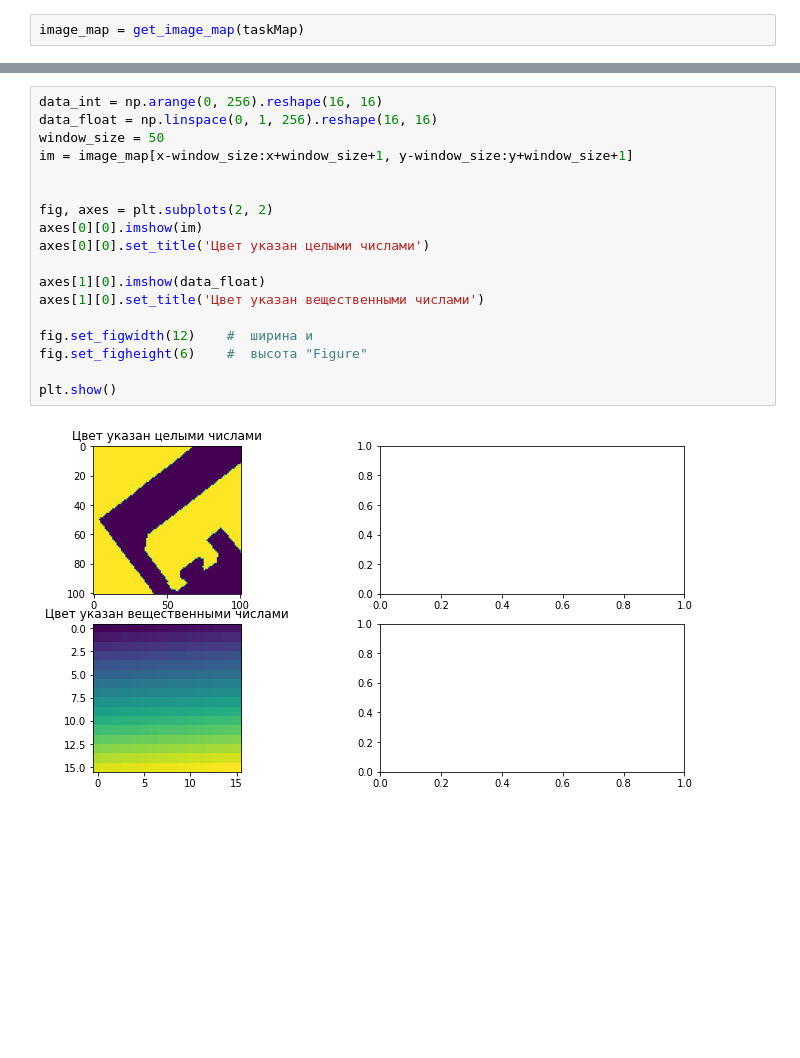
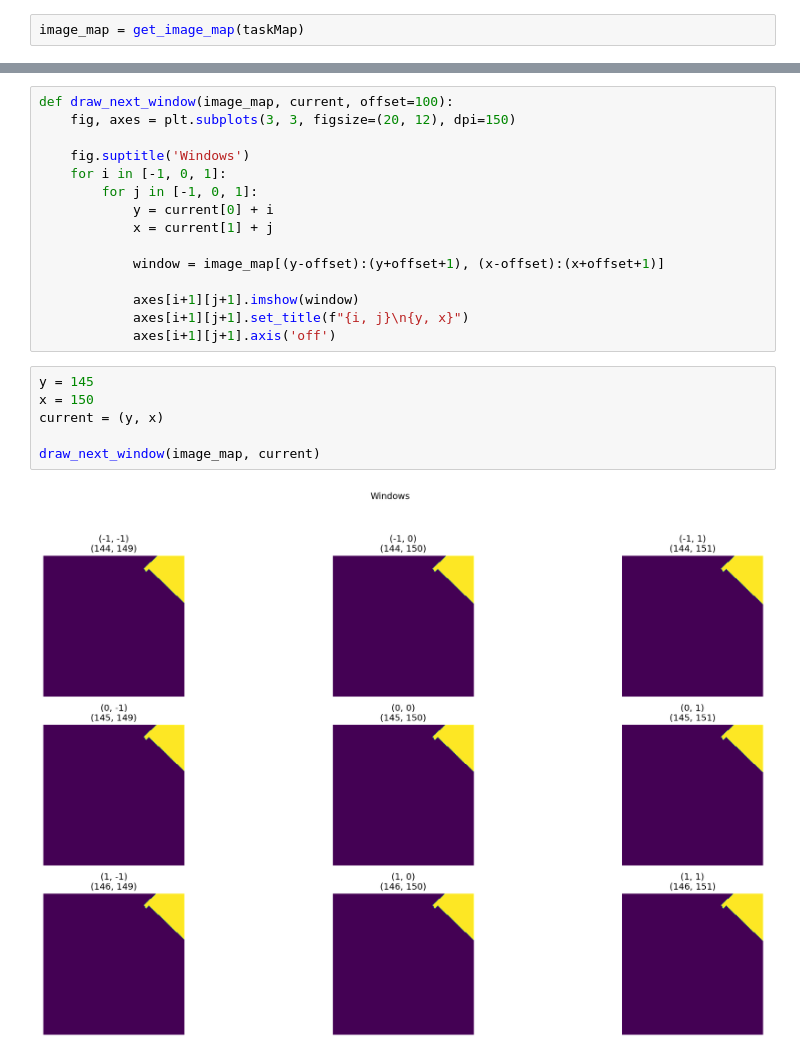
Before and after one commit to ZhekaHauska/hp_mcts_dl, a Jupyter notebook: demo/data.ipynb, the cells around one changed output, grey strips where cells are left out. Saved outputs shown, nothing was run; the diff lists cells and outputs as text; blank space fills up the shorter version.

Commit message:
next windows

```diff
--- a/demo/data.ipynb
+++ b/demo/data.ipynb
@@ -97,20 +34,23 @@ plt.show()
-# %%
-data_int = np.arange(0, 256).reshape(16, 16)
-data_float = np.linspace(0, 1, 256).reshape(16, 16)
-window_size = 50
-im = image_map[x-window_size:x+window_size+1, y-window_size:y+window_size+1]
-
-
-fig, axes = plt.subplots(2, 2)
-axes[0][0].imshow(im)
-axes[0][0].set_title('Цвет указан целыми числами')
-
-axes[1][0].imshow(data_float)
-axes[1][0].set_title('Цвет указан вещественными числами')
-
-fig.set_figwidth(12)    #  ширина и
-fig.set_figheight(6)    #  высота "Figure"
-
-plt.show()
-# %% [output]
-[figure, removed]
+# %%
+def draw_next_window(image_map, current, offset=100):
+    fig, axes = plt.subplots(3, 3, figsize=(20, 12), dpi=150)
+
+    fig.suptitle('Windows')
+    for i in [-1, 0, 1]:
+        for j in [-1, 0, 1]:
+            y = current[0] + i
+            x = current[1] + j
+
+            window = image_map[(y-offset):(y+offset+1), (x-offset):(x+offset+1)]
+
+            axes[i+1][j+1].imshow(window)
+            axes[i+1][j+1].set_title(f"{i, j}\n{y, x}")
+            axes[i+1][j+1].axis('off')
+# %%
+y = 145
+x = 150
+current = (y, x)
+
+draw_next_window(image_map, current)
+# %% [output]
+[figure, added]
```
Also changed, not shown: parts of 8 cells of this notebook.
